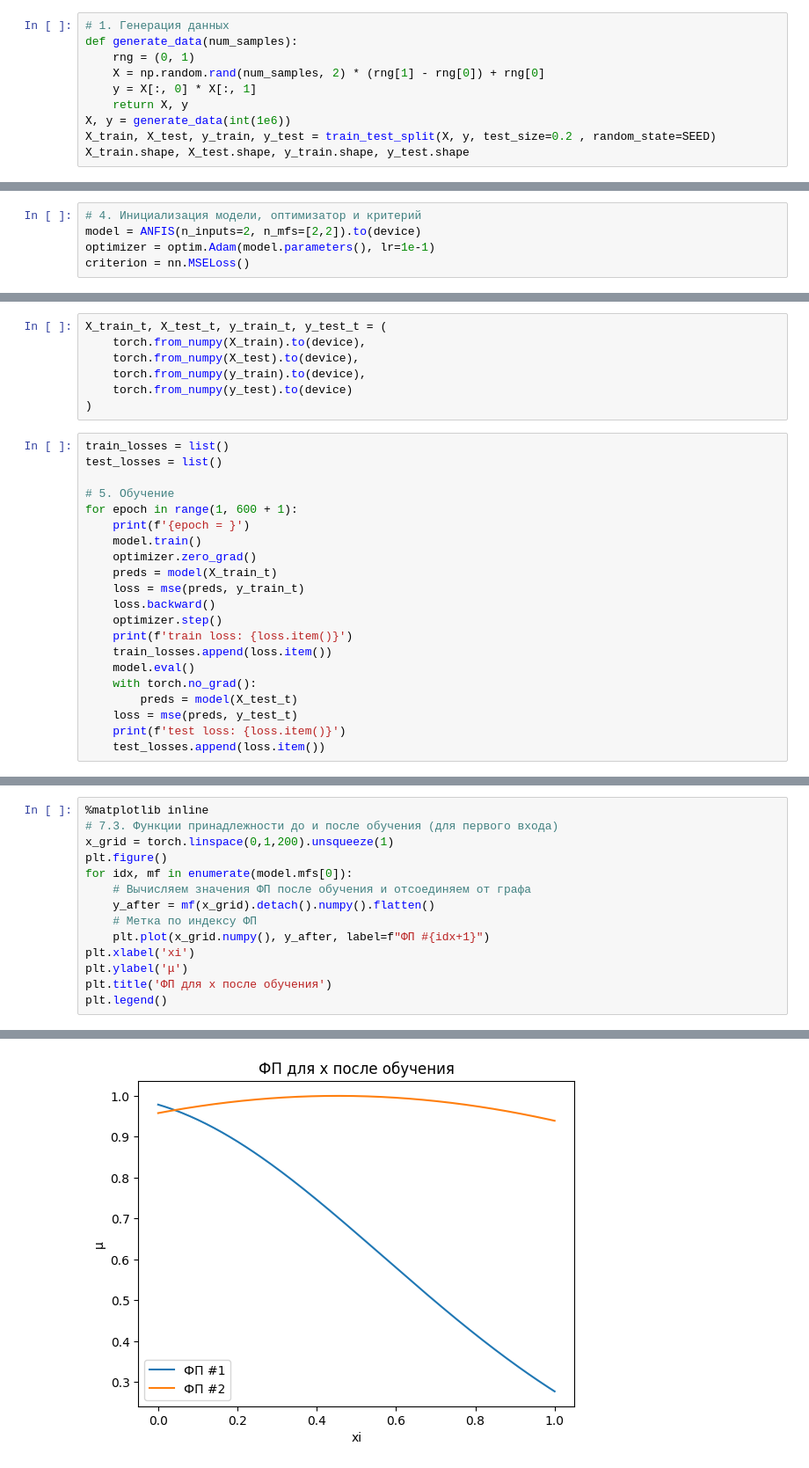
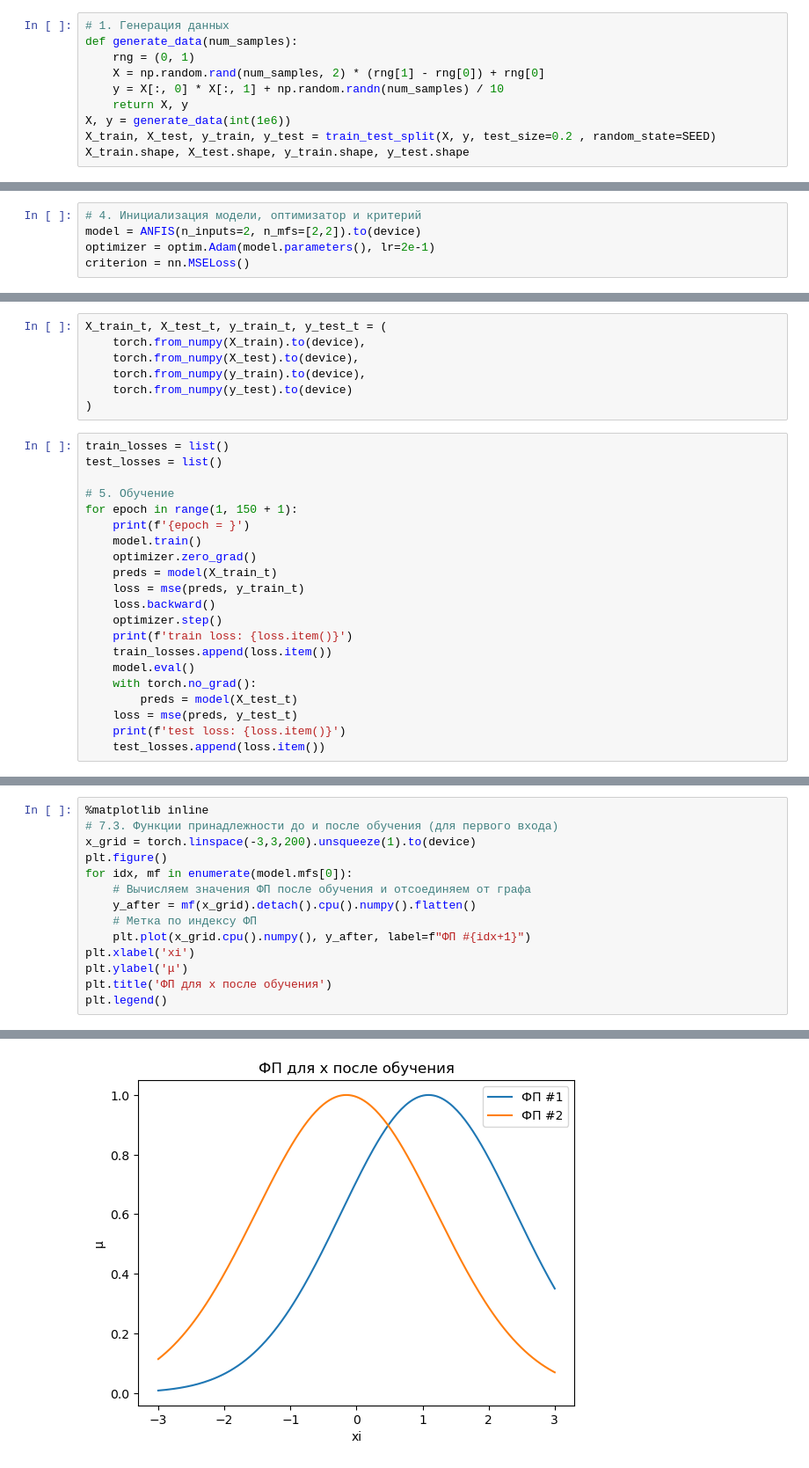
Before and after one commit to vitamin1312/DecisionTheory, a Jupyter notebook: FuzzyLogic/ANFIS.ipynb, the cells around one changed output, grey strips where cells are left out. Shown at 88% size. Saved outputs shown, nothing was run; the diff lists cells and outputs as text.

```diff
--- a/FuzzyLogic/ANFIS.ipynb
+++ b/FuzzyLogic/ANFIS.ipynb
@@ -14,7 +17,7 @@ device = torch.device('cuda' if torch.cuda.is_available() else 'cpu')
 def generate_data(num_samples):
     rng = (0, 1)
     X = np.random.rand(num_samples, 2) * (rng[1] - rng[0]) + rng[0]
-    y = X[:, 0] * X[:, 1]
+    y = X[:, 0] * X[:, 1] + np.random.randn(num_samples) / 10
     return X, y
 X, y = generate_data(int(1e6))
 X_train, X_test, y_train, y_test = train_test_split(X, y, test_size=0.2 , random_state=SEED)
@@ -98,7 +101,7 @@ class ANFIS(nn.Module):
 # %%
 # 4. Инициализация модели, оптимизатор и критерий
 model = ANFIS(n_inputs=2, n_mfs=[2,2]).to(device)
-optimizer = optim.Adam(model.parameters(), lr=1e-1)
+optimizer = optim.Adam(model.parameters(), lr=2e-1)
 criterion = nn.MSELoss()
 # %%
 def mse(outputs, yb):
@@ -115,7 +118,7 @@ train_losses = list()
 test_losses = list()
 
 # 5. Обучение
-for epoch in range(1, 600 + 1):
+for epoch in range(1, 150 + 1):
     print(f'{epoch = }')
     model.train()
     optimizer.zero_grad()
@@ -208,17 +211,17 @@ plt.show()
 # %%
 %matplotlib inline
 # 7.3. Функции принадлежности до и после обучения (для первого входа)
-x_grid = torch.linspace(0,1,200).unsqueeze(1)
+x_grid = torch.linspace(-3,3,200).unsqueeze(1).to(device)
 plt.figure()
 for idx, mf in enumerate(model.mfs[0]):
     # Вычисляем значения ФП после обучения и отсоединяем от графа
-    y_after = mf(x_grid).detach().numpy().flatten()
+    y_after = mf(x_grid).detach().cpu().numpy().flatten()
     # Метка по индексу ФП
-    plt.plot(x_grid.numpy(), y_after, label=f"ФП #{idx+1}")
+    plt.plot(x_grid.cpu().numpy(), y_after, label=f"ФП #{idx+1}")
 plt.xlabel('xi')
 plt.ylabel('μ')
 plt.title('ФП для x после обучения')
 plt.legend()
 # %% [output]
 <matplotlib.legend.Legend at 0x...>
-[figure, old version]
+[figure, new version]
```
Also changed, not shown: parts of 5 cells of this notebook.
